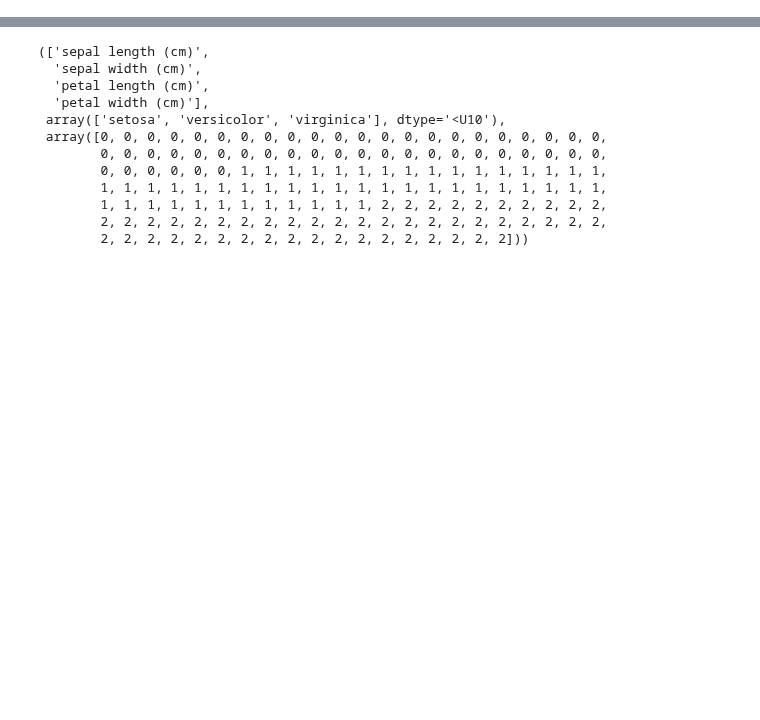
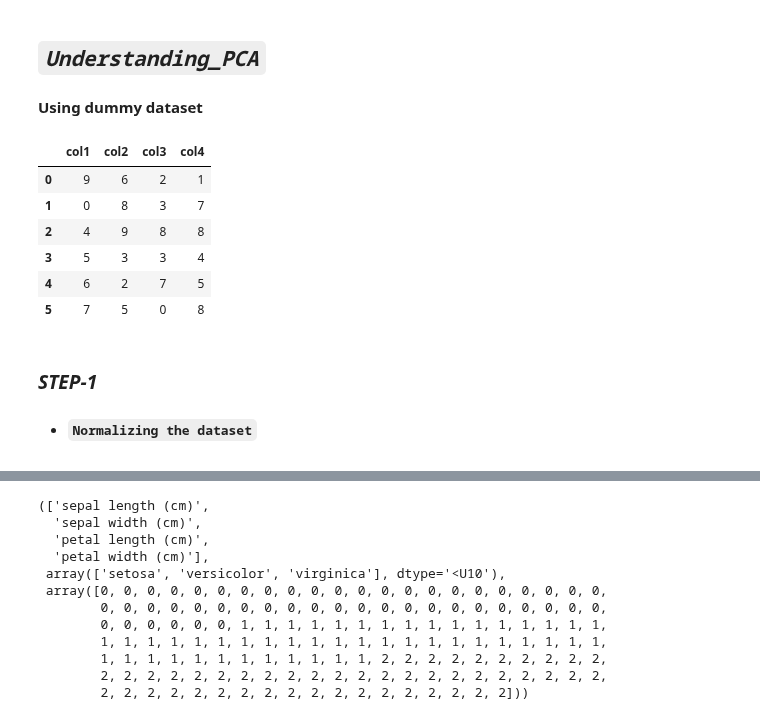
Before and after one commit to raj-shr-git/AAIC_Practice, a Jupyter notebook: VIDEO_PRACTICE/MODULE-1/M2_PCA.ipynb, the cells around one changed output, grey strips where cells are left out. Drawn from its saved outputs; the diff is of its cells as text; code cells hidden in the pictures; blank space fills up the shorter version.

```diff
--- a/VIDEO_PRACTICE/MODULE-1/M2_PCA.ipynb
+++ b/VIDEO_PRACTICE/MODULE-1/M2_PCA.ipynb
@@ -9,0 +34,20 @@ from sklearn.datasets import load_iris
+# %% [markdown]
+## ***`Understanding_PCA`***
+#### **Using dummy dataset**
+# %%
+toy_df = pd.DataFrame({'col1':[9,0,4,5,6,7],
+                       'col2':[6,8,9,3,2,5],
+                       'col3':[2,3,8,3,7,0],
+                       'col4':[1,7,8,4,5,8]})
+toy_df
+# %% [output]
+|  | col1 | col2 | col3 | col4 |
+| 0 | 9 | 6 | 2 | 1 |
+| 1 | 0 | 8 | 3 | 7 |
+| 2 | 4 | 9 | 8 | 8 |
+| 3 | 5 | 3 | 3 | 4 |
+| 4 | 6 | 2 | 7 | 5 |
+| 5 | 7 | 5 | 0 | 8 |
+# %% [markdown]
+### ***STEP-1***
+- #### **`Normalizing the dataset`**
```
Also changed, not shown: parts of 99 cells of this notebook.
